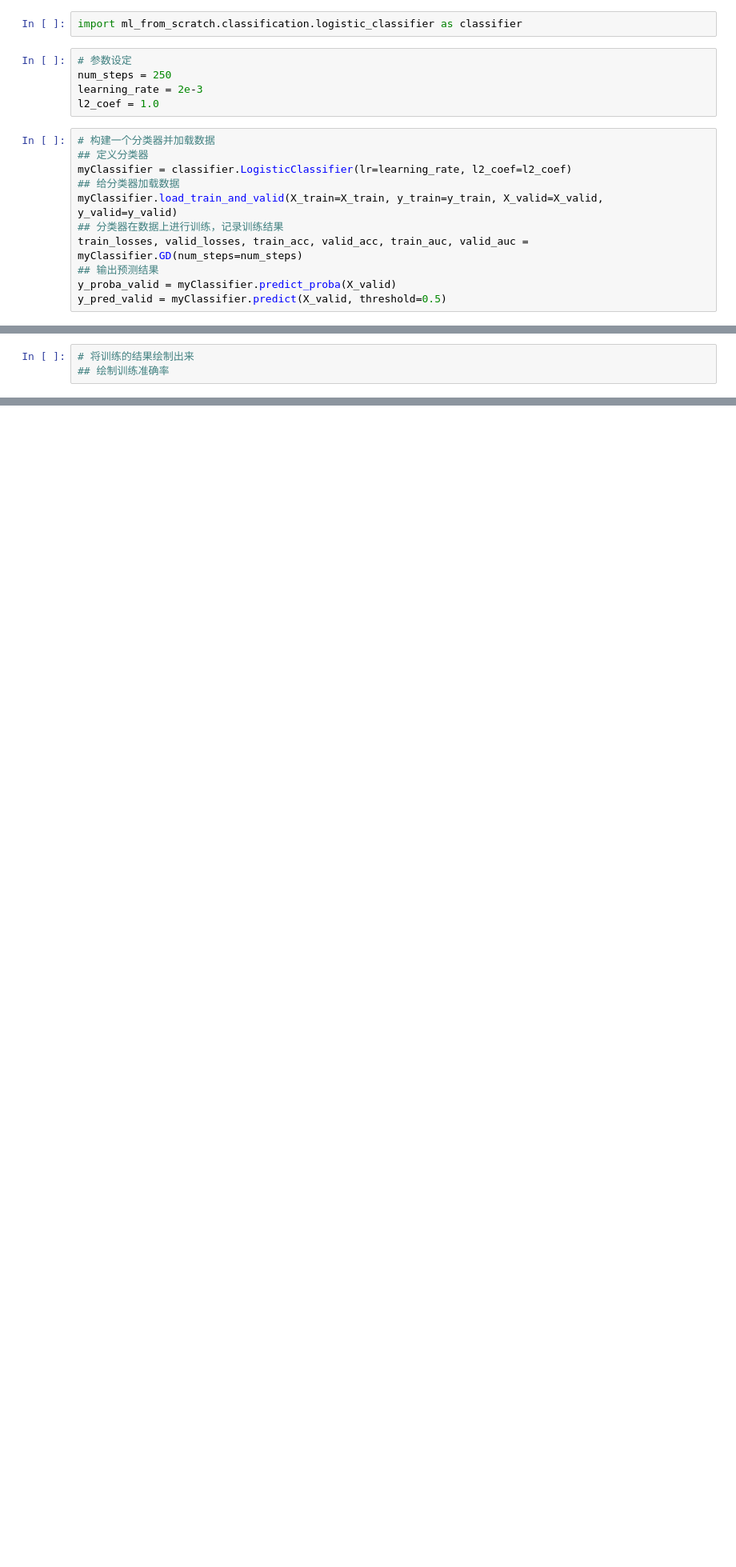
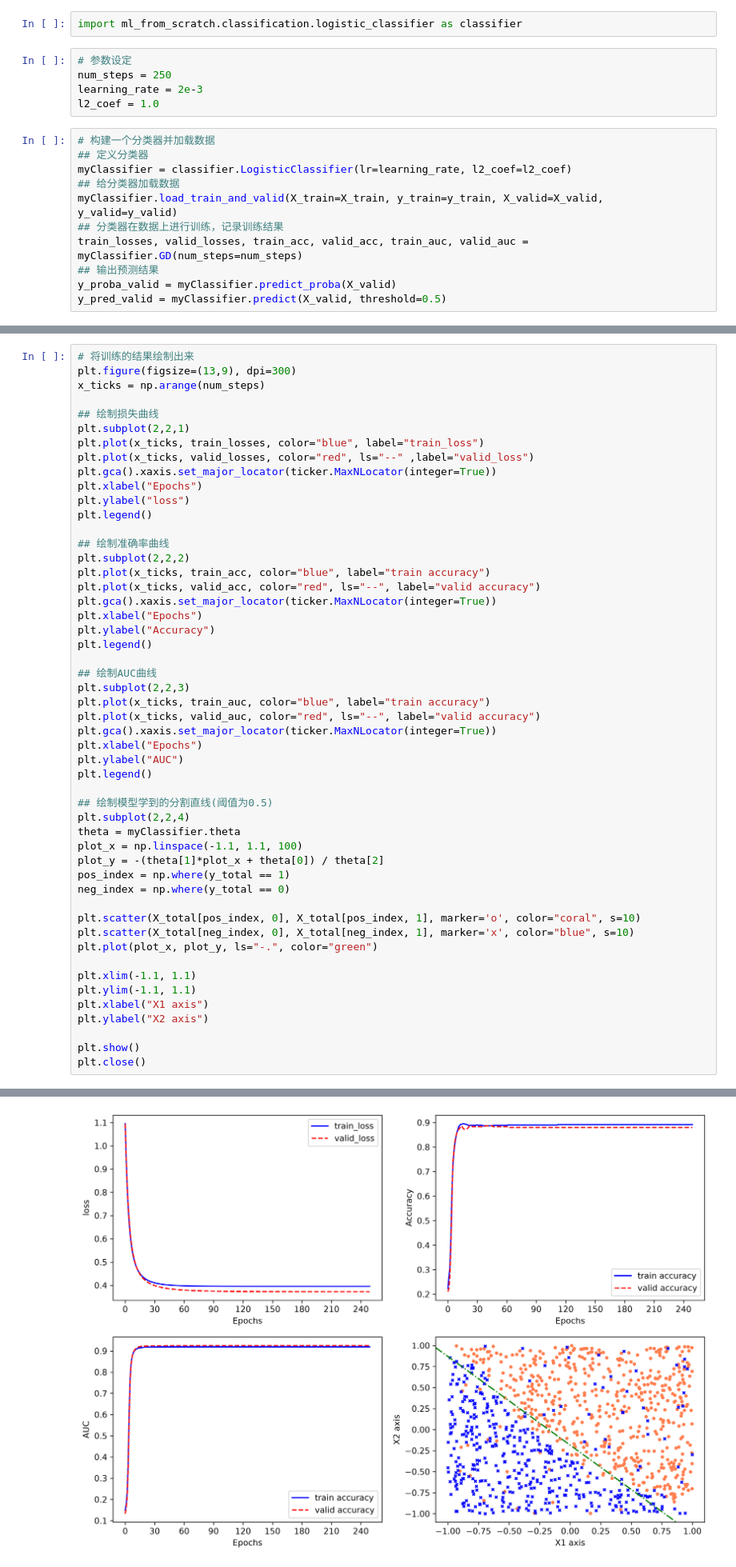
Before and after one commit to LizPink/Hands-On-Machine-Learning-v1, a Jupyter notebook: notebooks/classification/logistic_classifier.ipynb, the cells around one changed output, grey strips where cells are left out. Shown at 80% size. Drawn from its saved outputs; the diff is of its cells as text; blank space fills up the shorter version.

Commit message:
Adjust Logistic Classifier for better plotting output

```diff
--- a/notebooks/classification/logistic_classifier.ipynb
+++ b/notebooks/classification/logistic_classifier.ipynb
@@ -79,4 +81,52 @@ y_pred_valid = myClassifier.predict(X_valid, threshold=0.5)
 # %%
 # 将训练的结果绘制出来
-## 绘制训练准确率
+plt.figure(figsize=(13,9), dpi=300)
+x_ticks = np.arange(num_steps)
+
+## 绘制损失曲线
+plt.subplot(2,2,1)
+plt.plot(x_ticks, train_losses, color="blue", label="train_loss")
+plt.plot(x_ticks, valid_losses, color="red", ls="--" ,label="valid_loss")
+plt.gca().xaxis.set_major_locator(ticker.MaxNLocator(integer=True))
+plt.xlabel("Epochs")
+plt.ylabel("loss")
+plt.legend()
+
+## 绘制准确率曲线
+plt.subplot(2,2,2)
+plt.plot(x_ticks, train_acc, color="blue", label="train accuracy")
+plt.plot(x_ticks, valid_acc, color="red", ls="--", label="valid accuracy")
+plt.gca().xaxis.set_major_locator(ticker.MaxNLocator(integer=True))
+plt.xlabel("Epochs")
+plt.ylabel("Accuracy")
+plt.legend()
+
+## 绘制AUC曲线
+plt.subplot(2,2,3)
+plt.plot(x_ticks, train_auc, color="blue", label="train accuracy")
+plt.plot(x_ticks, valid_auc, color="red", ls="--", label="valid accuracy")
+plt.gca().xaxis.set_major_locator(ticker.MaxNLocator(integer=True))
+plt.xlabel("Epochs")
+plt.ylabel("AUC")
+plt.legend()
+
+## 绘制模型学到的分割直线(阈值为0.5)
+plt.subplot(2,2,4)
+theta = myClassifier.theta
+plot_x = np.linspace(-1.1, 1.1, 100)
+plot_y = -(theta[1]*plot_x + theta[0]) / theta[2]
+pos_index = np.where(y_total == 1)
+neg_index = np.where(y_total == 0)
+
+plt.scatter(X_total[pos_index, 0], X_total[pos_index, 1], marker='o', color="coral", s=10)
+plt.scatter(X_total[neg_index, 0], X_total[neg_index, 1], marker='x', color="blue", s=10)
+plt.plot(plot_x, plot_y, ls="-.", color="green")
+
+plt.xlim(-1.1, 1.1)
+plt.ylim(-1.1, 1.1)
+plt.xlabel("X1 axis")
+plt.ylabel("X2 axis")
+
+plt.show()
+plt.close()
 # %% [output]
@@ -99,0 +133 @@ array([[1],
+[figure, added]
```
Also changed, not shown: parts of 3 cells of this notebook, 1 other file.
